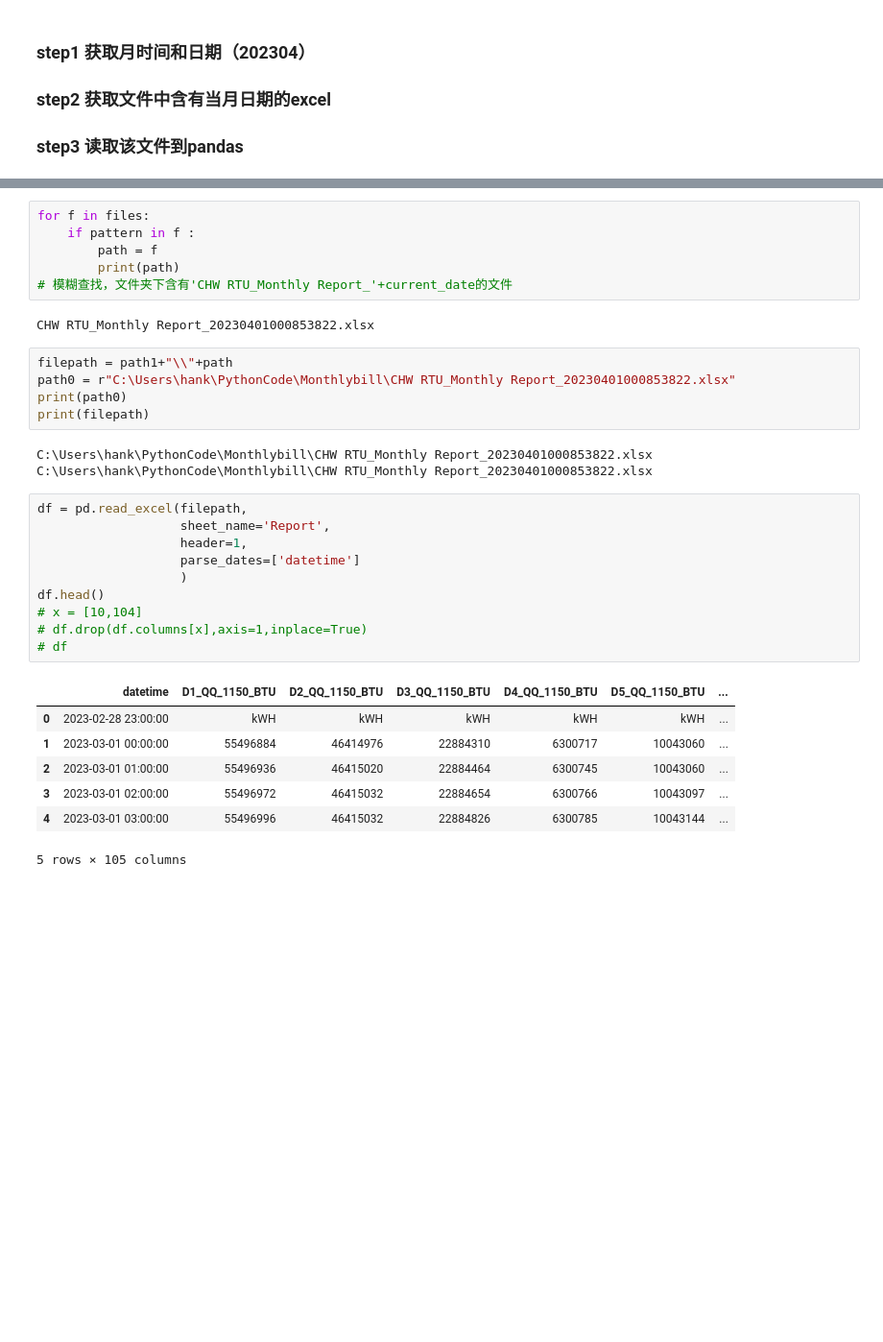
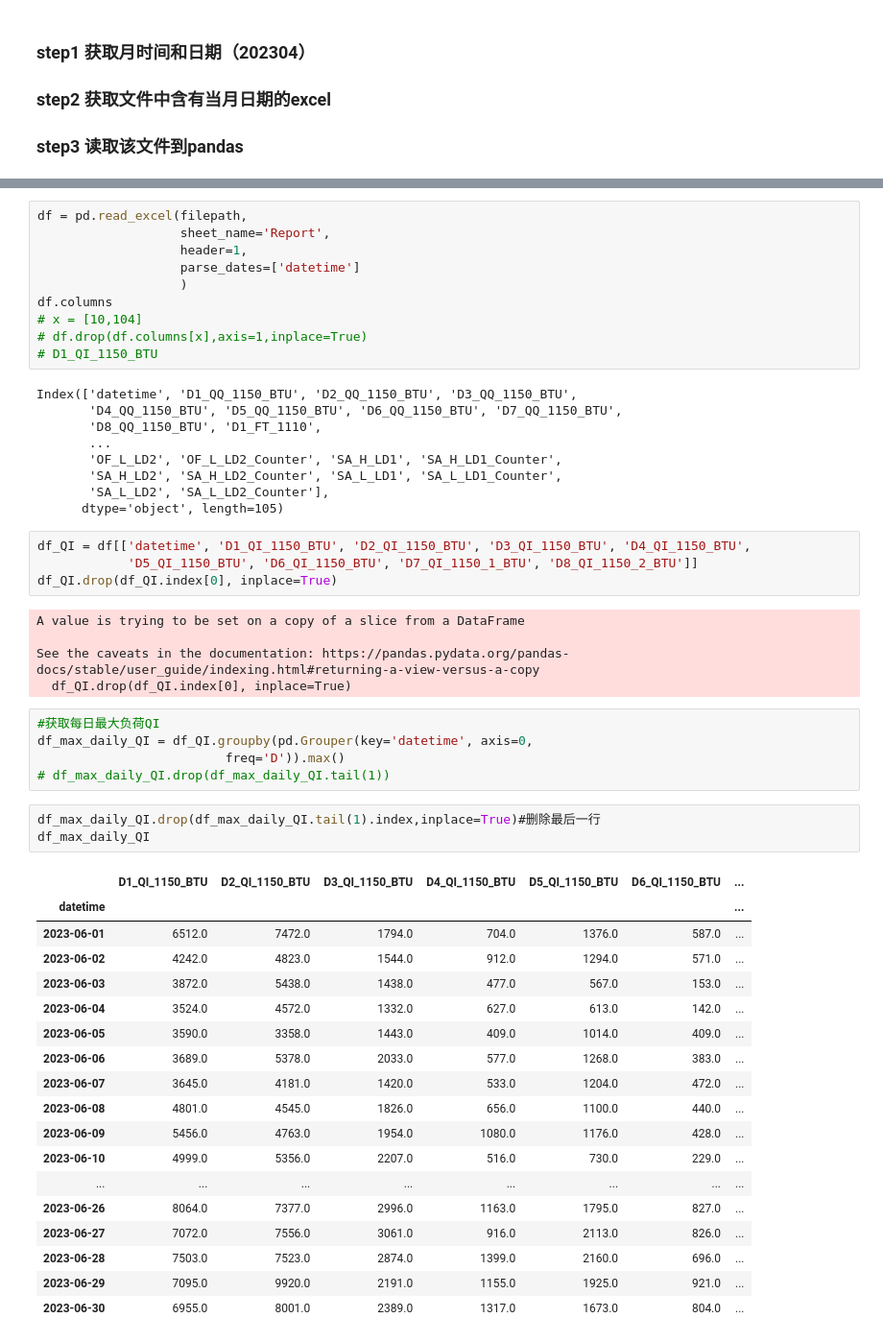
Before and after one commit to funnyhank/PythonCode, a Jupyter notebook: Monthlybill/Monthlybill_CHW.ipynb, the cells around one changed output, grey strips where cells are left out. Shown at 96% size. Saved outputs shown, nothing was run; the diff lists cells and outputs as text; blank space fills up the shorter version.

```diff
--- a/Monthlybill/Monthlybill_CHW.ipynb
+++ b/Monthlybill/Monthlybill_CHW.ipynb
@@ -27,35 +27,56 @@ pattern
-# %%
-for f in files:
-    if pattern in f :
-        path = f
-        print(path)
-# 模糊查找，文件夹下含有'CHW RTU_Monthly Report_'+current_date的文件
-# %% [output]
-CHW RTU_Monthly Report_20230401000853822.xlsx
-# %%
-filepath = path1+"\\"+path
-path0 = r"C:\Users\hank\PythonCode\Monthlybill\CHW RTU_Monthly Report_20230401000853822.xlsx"
-print(path0)
-print(filepath)
-# %% [output]
-C:\Users\hank\PythonCode\Monthlybill\CHW RTU_Monthly Report_20230401000853822.xlsx
-C:\Users\hank\PythonCode\Monthlybill\CHW RTU_Monthly Report_20230401000853822.xlsx
 # %%
 df = pd.read_excel(filepath,
                    sheet_name='Report',
                    header=1,
                    parse_dates=['datetime']
                    )
-df.head()
+df.columns
 # x = [10,104]
 # df.drop(df.columns[x],axis=1,inplace=True)
-# df
+# D1_QI_1150_BTU
 # %% [output]
-|  | datetime | D1_QQ_1150_BTU | D2_QQ_1150_BTU | D3_QQ_1150_BTU | D4_QQ_1150_BTU | D5_QQ_1150_BTU | ... |
-| 0 | 2023-02-28 23:00:00 | kWH | kWH | kWH | kWH | kWH | ... |
-| 1 | 2023-03-01 00:00:00 | 55496884 | 46414976 | 22884310 | 6300717 | 10043060 | ... |
-| 2 | 2023-03-01 01:00:00 | 55496936 | 46415020 | 22884464 | 6300745 | 10043060 | ... |
-| 3 | 2023-03-01 02:00:00 | 55496972 | 46415032 | 22884654 | 6300766 | 10043097 | ... |
-| 4 | 2023-03-01 03:00:00 | 55496996 | 46415032 | 22884826 | 6300785 | 10043144 | ... |
-5 rows × 105 columns
+Index(['datetime', 'D1_QQ_1150_BTU', 'D2_QQ_1150_BTU', 'D3_QQ_1150_BTU',
+       'D4_QQ_1150_BTU', 'D5_QQ_1150_BTU', 'D6_QQ_1150_BTU', 'D7_QQ_1150_BTU',
+       'D8_QQ_1150_BTU', 'D1_FT_1110',
+       ...
+       'OF_L_LD2', 'OF_L_LD2_Counter', 'SA_H_LD1', 'SA_H_LD1_Counter',
+       'SA_H_LD2', 'SA_H_LD2_Counter', 'SA_L_LD1', 'SA_L_LD1_Counter',
+       'SA_L_LD2', 'SA_L_LD2_Counter'],
+      dtype='object', length=105)
+# %%
+df_QI = df[['datetime', 'D1_QI_1150_BTU', 'D2_QI_1150_BTU', 'D3_QI_1150_BTU', 'D4_QI_1150_BTU',
+            'D5_QI_1150_BTU', 'D6_QI_1150_BTU', 'D7_QI_1150_1_BTU', 'D8_QI_1150_2_BTU']]
+df_QI.drop(df_QI.index[0], inplace=True)
+# %% [output]
+A value is trying to be set on a copy of a slice from a DataFrame
+
+See the caveats in the documentation: https://pandas.pydata.org/pandas-docs/stable/user_guide/indexing.html#returning-a-view-versus-a-copy
+  df_QI.drop(df_QI.index[0], inplace=True)
+# %%
+#获取每日最大负荷QI
+df_max_daily_QI = df_QI.groupby(pd.Grouper(key='datetime', axis=0,
+                         freq='D')).max()
+# df_max_daily_QI.drop(df_max_daily_QI.tail(1))
+# %%
+df_max_daily_QI.drop(df_max_daily_QI.tail(1).index,inplace=True)#删除最后一行
+df_max_daily_QI
+# %% [output]
+|  | D1_QI_1150_BTU | D2_QI_1150_BTU | D3_QI_1150_BTU | D4_QI_1150_BTU | D5_QI_1150_BTU | D6_QI_1150_BTU | ... |
+| datetime |  |  |  |  |  |  | ... |
+| 2023-06-01 | 6512.0 | 7472.0 | 1794.0 | 704.0 | 1376.0 | 587.0 | ... |
+| 2023-06-02 | 4242.0 | 4823.0 | 1544.0 | 912.0 | 1294.0 | 571.0 | ... |
+| 2023-06-03 | 3872.0 | 5438.0 | 1438.0 | 477.0 | 567.0 | 153.0 | ... |
+| 2023-06-04 | 3524.0 | 4572.0 | 1332.0 | 627.0 | 613.0 | 142.0 | ... |
+| 2023-06-05 | 3590.0 | 3358.0 | 1443.0 | 409.0 | 1014.0 | 409.0 | ... |
+| 2023-06-06 | 3689.0 | 5378.0 | 2033.0 | 577.0 | 1268.0 | 383.0 | ... |
+| 2023-06-07 | 3645.0 | 4181.0 | 1420.0 | 533.0 | 1204.0 | 472.0 | ... |
+| 2023-06-08 | 4801.0 | 4545.0 | 1826.0 | 656.0 | 1100.0 | 440.0 | ... |
+| 2023-06-09 | 5456.0 | 4763.0 | 1954.0 | 1080.0 | 1176.0 | 428.0 | ... |
+| 2023-06-10 | 4999.0 | 5356.0 | 2207.0 | 516.0 | 730.0 | 229.0 | ... |
+| ... | ... | ... | ... | ... | ... | ... | ... |
+| 2023-06-26 | 8064.0 | 7377.0 | 2996.0 | 1163.0 | 1795.0 | 827.0 | ... |
+| 2023-06-27 | 7072.0 | 7556.0 | 3061.0 | 916.0 | 2113.0 | 826.0 | ... |
+| 2023-06-28 | 7503.0 | 7523.0 | 2874.0 | 1399.0 | 2160.0 | 696.0 | ... |
+| 2023-06-29 | 7095.0 | 9920.0 | 2191.0 | 1155.0 | 1925.0 | 921.0 | ... |
+| 2023-06-30 | 6955.0 | 8001.0 | 2389.0 | 1317.0 | 1673.0 | 804.0 | ... |
 # %%
```
Also changed, not shown: parts of 11 cells of this notebook, 1 other file.
